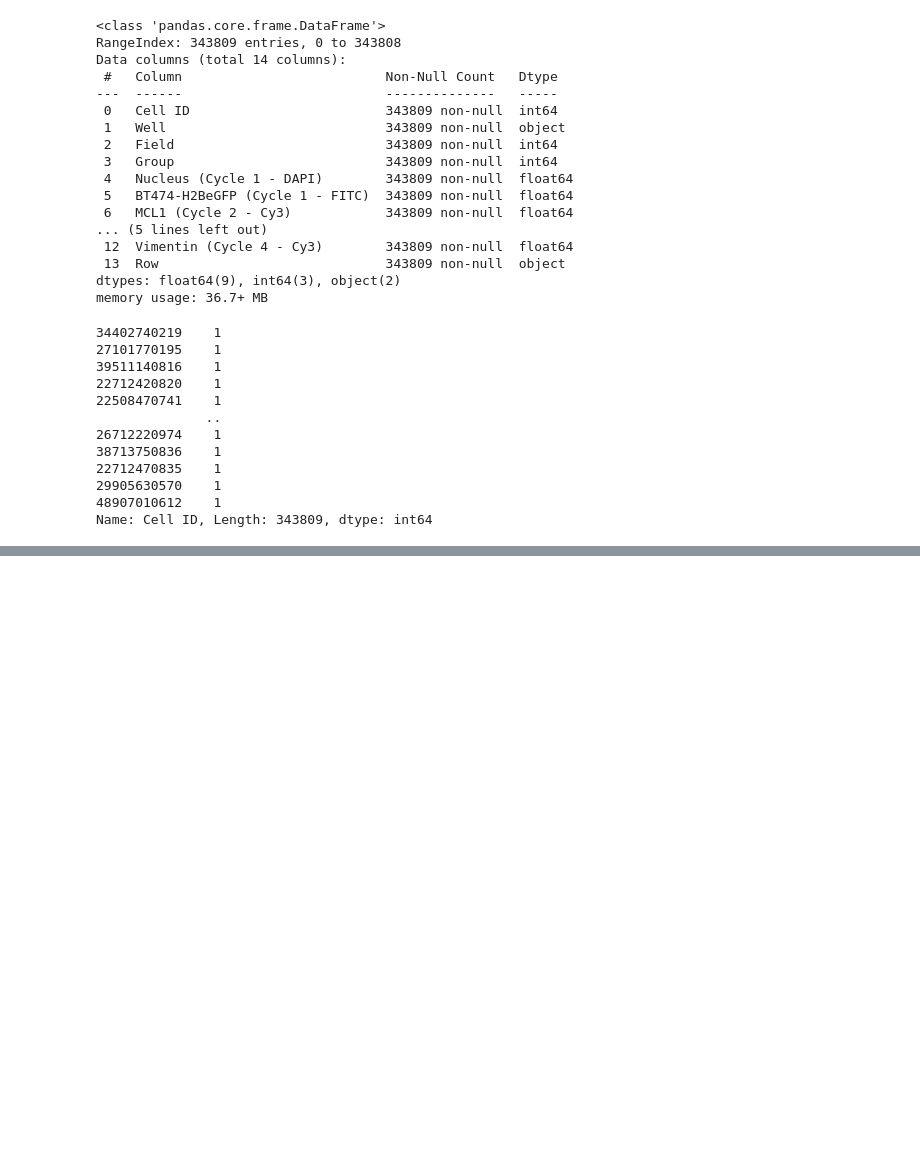
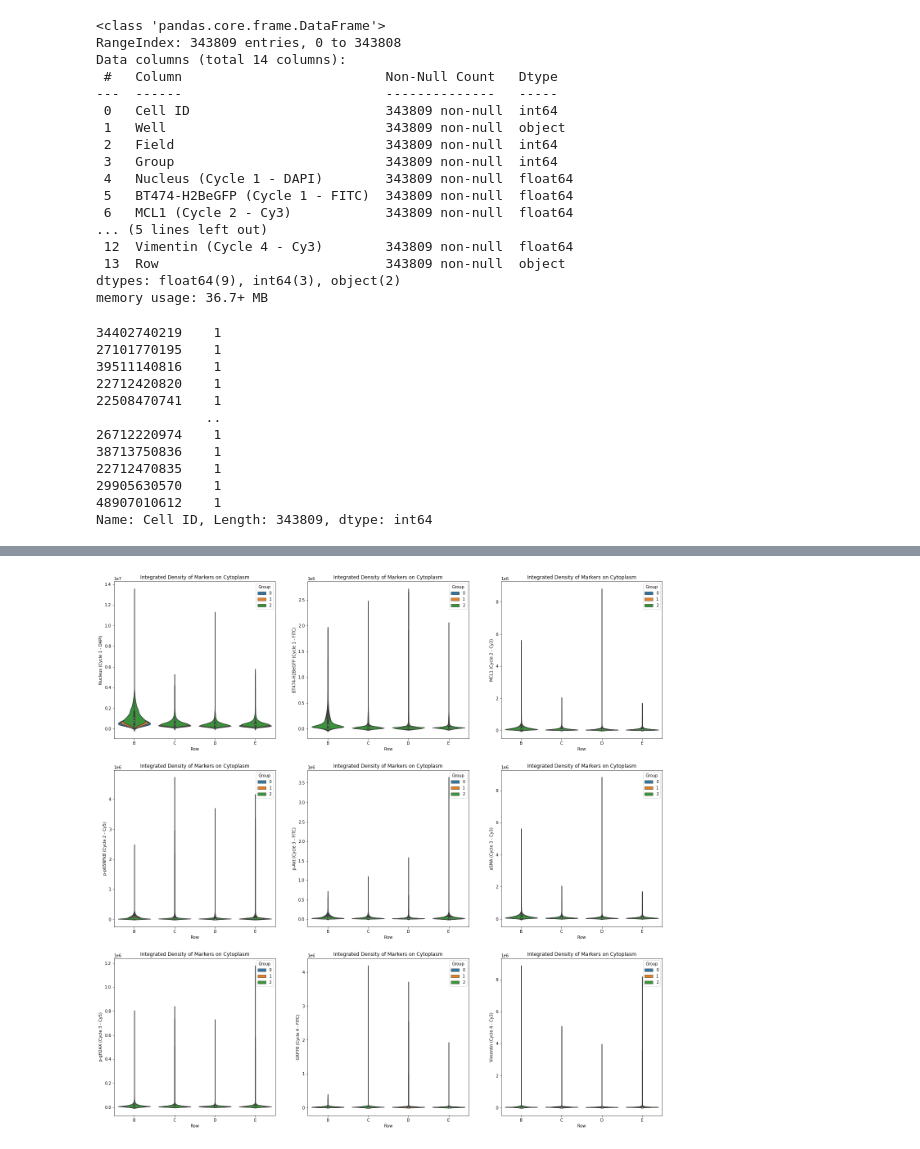
Before and after one commit to calldrj/cycIF, a Jupyter notebook: Cell_ID_Visualization.ipynb, the cells around one changed output, grey strips where cells are left out. Cells and saved outputs as stored; diff of their text form; code cells hidden in the pictures; blank space fills up the shorter version.

Commit message:
March 2018 dataset

```diff
--- a/Cell_ID_Visualization.ipynb
+++ b/Cell_ID_Visualization.ipynb
@@ -8,7 +8,8 @@ pd.set_option('precision', 1)
 
 folder = './032018_48hrs/'
 
-path = folder + 'Cytoplasm.xlsx'
+path_cyt = folder + 'Cytoplasm.xlsx'
+path_nuc = folder + 'Nucleus.xlsx'
 
 tabs = ['BT474,Cntrl(rb,c2-4)',
         'BT474,30nM(rb,c5-7)',
@@ -25,3 +26,36 @@ tabs = ['BT474,Cntrl(rb,c2-4)',
         'BT474+C3H-3,Cntrl(re,c2-4)',
         'BT474+C3H-3,30nM(re,c5-7)',
         'BT474+C3H-3,300nM(re,c8-10)']
+
+def concat_df(path):
+    dt = []
+    for t in tabs:
+        dt.append(pd.read_excel(open(path, 'rb'), sheet_name=t))
+    df = pd.concat(dt, ignore_index=True)
+    df['Row'] = df['Well'].apply(lambda x: x[0])
+    return df
+
+def plot_grid(df, w, h, title):
+    fig, axes = plt.subplots(w, h, figsize=(24, 24))
+    cols = df_cyt.columns[4:13]
+
+    for k in range(w * h):
+        sns.violinplot(data=df,
+                       x='Row',
+                       y=cols[k],
+                       hue='Group',
+                       dodge=False,
+                       ax=axes[k // 3][k % 3]).set_title(title)
+    plt.show()
+
+def plot_col(df, h, title):
+    cols = df.columns[4:13]
+    for k in range(h):
+        plt.gcf().set_size_inches(8, 8)
+        sns.violinplot(data=df,
+                       x='Row',
+                       y=cols[k],
+                       hue='Group',
+                       dodge=False)
+        plt.title(title)
+        plt.show()
@@ -48,0 +62,4 @@ df
+# %%
+df_cyt = concat_df(path_cyt)
+print('*** Cytoplasm Dataset:')
+df_cyt
@@ -120,0 +131,6 @@ for k in range(9):
+# %%
+# Plot a grid of plots for Cytoplasm dataset
+title = 'Integrated Density of Markers on Cytoplasm'
+plot_grid(df_cyt, 3, 3, title)
+# %% [output]
+[figure, added]
```
Also changed, not shown: parts of 14 cells of this notebook.
